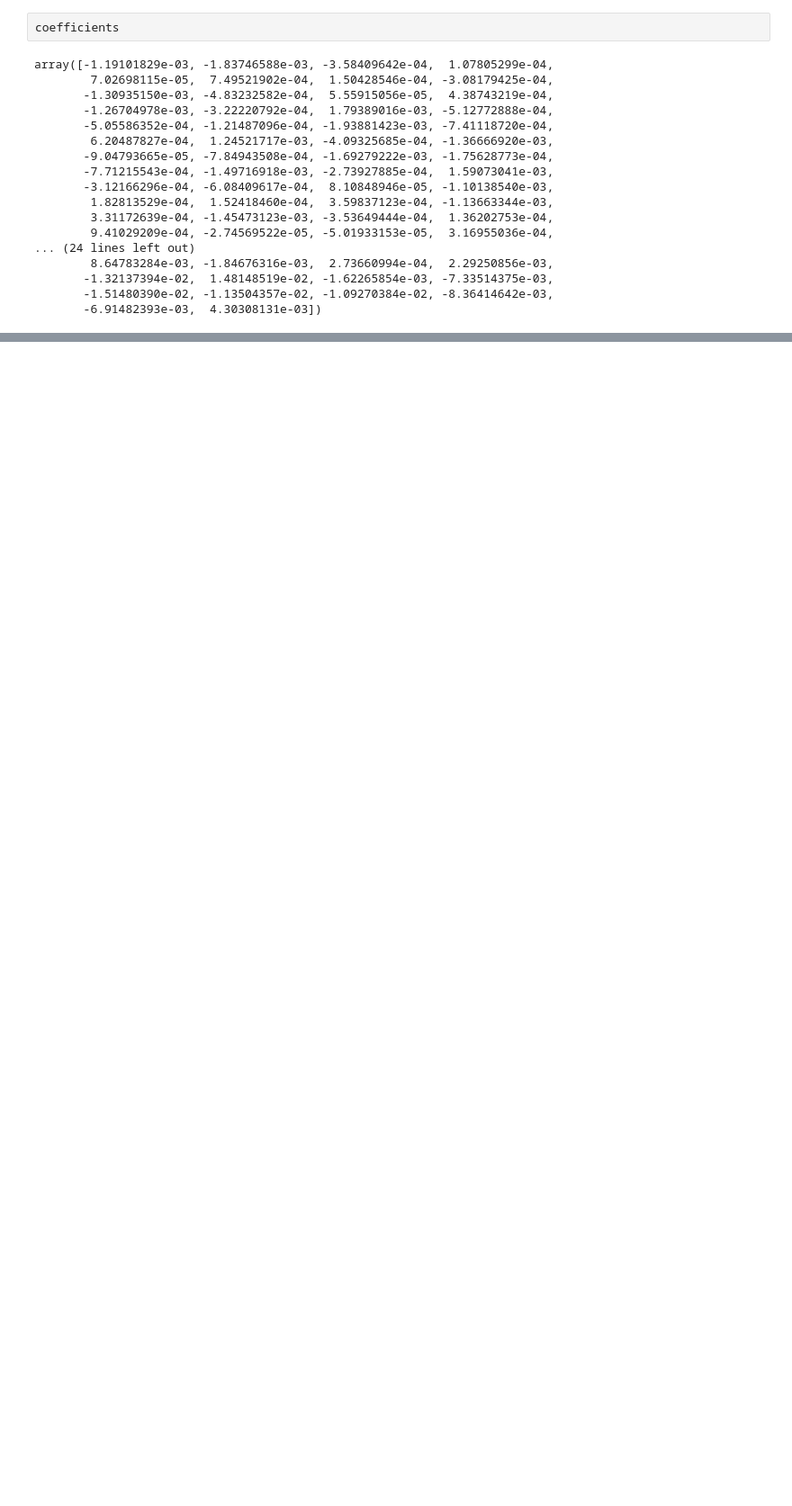
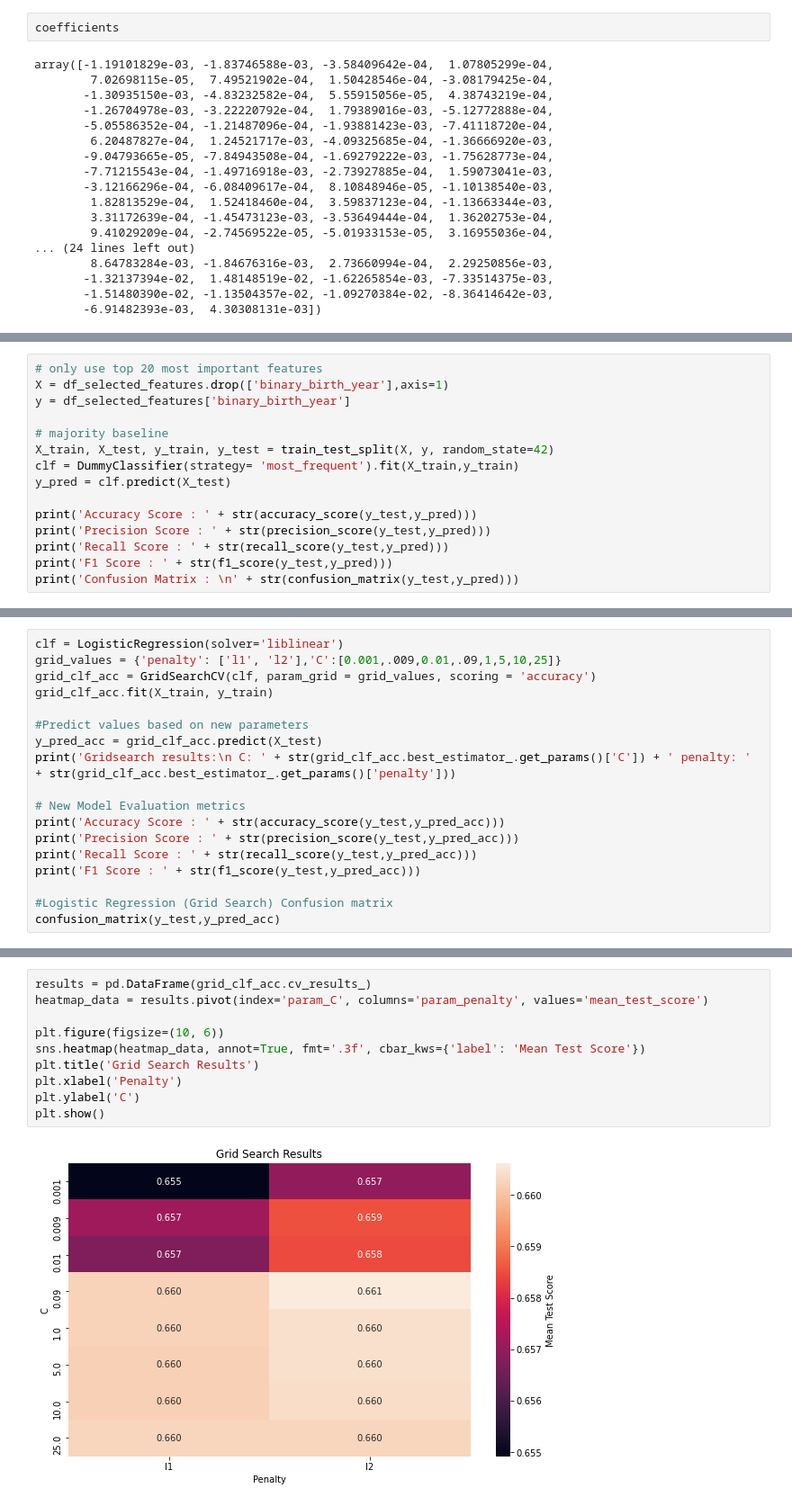
Before and after one commit to mdegoede/LanguageAndAI, a Jupyter notebook: logreg.ipynb, the cells around one changed output, grey strips where cells are left out. Shown at 90% size. Saved outputs shown, nothing was run; the diff lists cells and outputs as text; blank space fills up the shorter version.

Commit message:
trained models with gridsearch

```diff
--- a/logreg.ipynb
+++ b/logreg.ipynb
@@ -387,0 +395,15 @@ dict(itertools.islice(coefficients_dict_sorted.items(), 20))
+# %%
+# only use top 20 most important features
+X = df_selected_features.drop(['binary_birth_year'],axis=1)
+y = df_selected_features['binary_birth_year']
+
+# majority baseline
+X_train, X_test, y_train, y_test = train_test_split(X, y, random_state=42)
+clf = DummyClassifier(strategy= 'most_frequent').fit(X_train,y_train)
+y_pred = clf.predict(X_test)
+
+print('Accuracy Score : ' + str(accuracy_score(y_test,y_pred)))
+print('Precision Score : ' + str(precision_score(y_test,y_pred)))
+print('Recall Score : ' + str(recall_score(y_test,y_pred)))
+print('F1 Score : ' + str(f1_score(y_test,y_pred)))
+print('Confusion Matrix : \n' + str(confusion_matrix(y_test,y_pred)))
@@ -387,0 +446,18 @@ dict(itertools.islice(coefficients_dict_sorted.items(), 20))
+# %%
+clf = LogisticRegression(solver='liblinear')
+grid_values = {'penalty': ['l1', 'l2'],'C':[0.001,.009,0.01,.09,1,5,10,25]}
+grid_clf_acc = GridSearchCV(clf, param_grid = grid_values, scoring = 'accuracy')
+grid_clf_acc.fit(X_train, y_train)
+
+#Predict values based on new parameters
+y_pred_acc = grid_clf_acc.predict(X_test)
+print('Gridsearch results:\n C: ' + str(grid_clf_acc.best_estimator_.get_params()['C']) + ' penalty: ' + str(grid_clf_acc.best_estimator_.get_params()['penalty']))
+
+# New Model Evaluation metrics
+print('Accuracy Score : ' + str(accuracy_score(y_test,y_pred_acc)))
+print('Precision Score : ' + str(precision_score(y_test,y_pred_acc)))
+print('Recall Score : ' + str(recall_score(y_test,y_pred_acc)))
+print('F1 Score : ' + str(f1_score(y_test,y_pred_acc)))
+
+#Logistic Regression (Grid Search) Confusion matrix
+confusion_matrix(y_test,y_pred_acc)
@@ -387,0 +473,12 @@ dict(itertools.islice(coefficients_dict_sorted.items(), 20))
+# %%
+results = pd.DataFrame(grid_clf_acc.cv_results_)
+heatmap_data = results.pivot(index='param_C', columns='param_penalty', values='mean_test_score')
+
+plt.figure(figsize=(10, 6))
+sns.heatmap(heatmap_data, annot=True, fmt='.3f', cbar_kws={'label': 'Mean Test Score'})
+plt.title('Grid Search Results')
+plt.xlabel('Penalty')
+plt.ylabel('C')
+plt.show()
+# %% [output]
+[figure, added]
```
Also changed, not shown: parts of 22 cells of this notebook.
